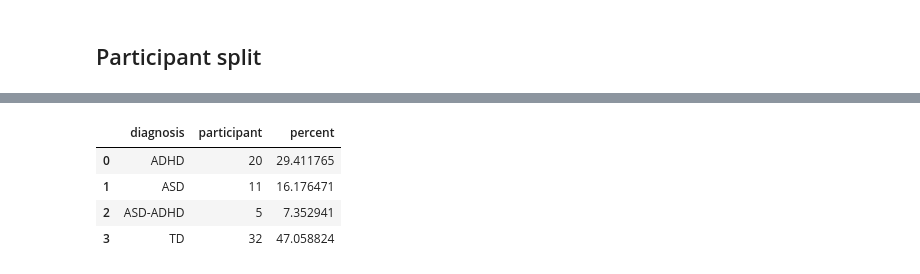
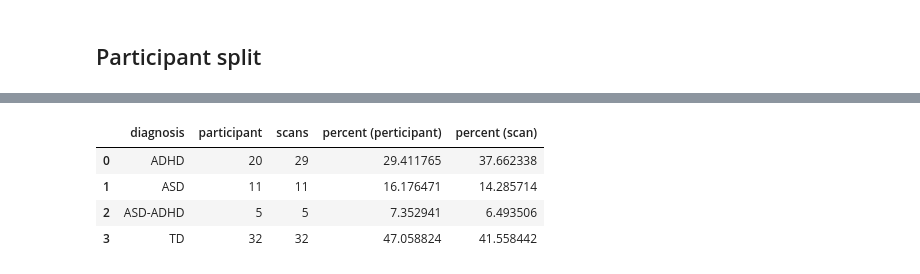
Before and after one commit to malt1114/Thesis_Neurodiversity, a Jupyter notebook: hpc/model training/Random loss.ipynb, the cells around one changed output, grey strips where cells are left out. Saved outputs shown, nothing was run; the diff lists cells and outputs as text; code cells hidden in the pictures.

```diff
--- a/hpc/model training/Random loss.ipynb
+++ b/hpc/model training/Random loss.ipynb
@@ -131,14 +188,19 @@ val_list
 # %%
 test_list = pd.read_csv(f'data.nosync/networks_multi/test_set_files.csv')
 test_list['participant'] = test_list['file'].apply(lambda x: x.split('/')[2])
 test_list['participant'] = test_list['participant'].apply(lambda x: x.split('_')[0] + '-' + x.split('_')[2])
 test_list['diagnosis'] = test_list['file'].apply(lambda x: x.split('_')[4])
-test_list = test_list.drop_duplicates('participant')[['participant', 'diagnosis']].groupby('diagnosis').count().reset_index()
-test_list['percent'] = test_list['participant']/test_list['participant'].sum()*100
-test_list
+test_list_scans = test_list[['participant', 'diagnosis']].groupby('diagnosis').count().reset_index()
+test_list_scans['percent (scan)'] = test_list_scans['participant']/test_list_scans['participant'].sum()*100
+
+test_list_participants = test_list.drop_duplicates('participant')[['participant', 'diagnosis']].groupby('diagnosis').count().reset_index()
+test_list_participants['percent (perticipant)'] = test_list_participants['participant']/test_list_participants['participant'].sum()*100
+test_list_participants['percent (scan)'] = test_list_scans['percent (scan)']
+test_list_participants['scans'] = test_list_scans['participant']
+test_list_participants[['diagnosis', 'participant', 'scans', 'percent (perticipant)', 'percent (scan)']]
 # %% [output]
-|  | diagnosis | participant | percent |
-| 0 | ADHD | 20 | 29.411765 |
-| 1 | ASD | 11 | 16.176471 |
-| 2 | ASD-ADHD | 5 | 7.352941 |
-| 3 | TD | 32 | 47.058824 |
+|  | diagnosis | participant | scans | percent (perticipant) | percent (scan) |
+| 0 | ADHD | 20 | 29 | 29.411765 | 37.662338 |
+| 1 | ASD | 11 | 11 | 16.176471 | 14.285714 |
+| 2 | ASD-ADHD | 5 | 5 | 7.352941 | 6.493506 |
+| 3 | TD | 32 | 32 | 47.058824 | 41.558442 |
```
Also changed, not shown: parts of 9 cells of this notebook, 1 other file.
